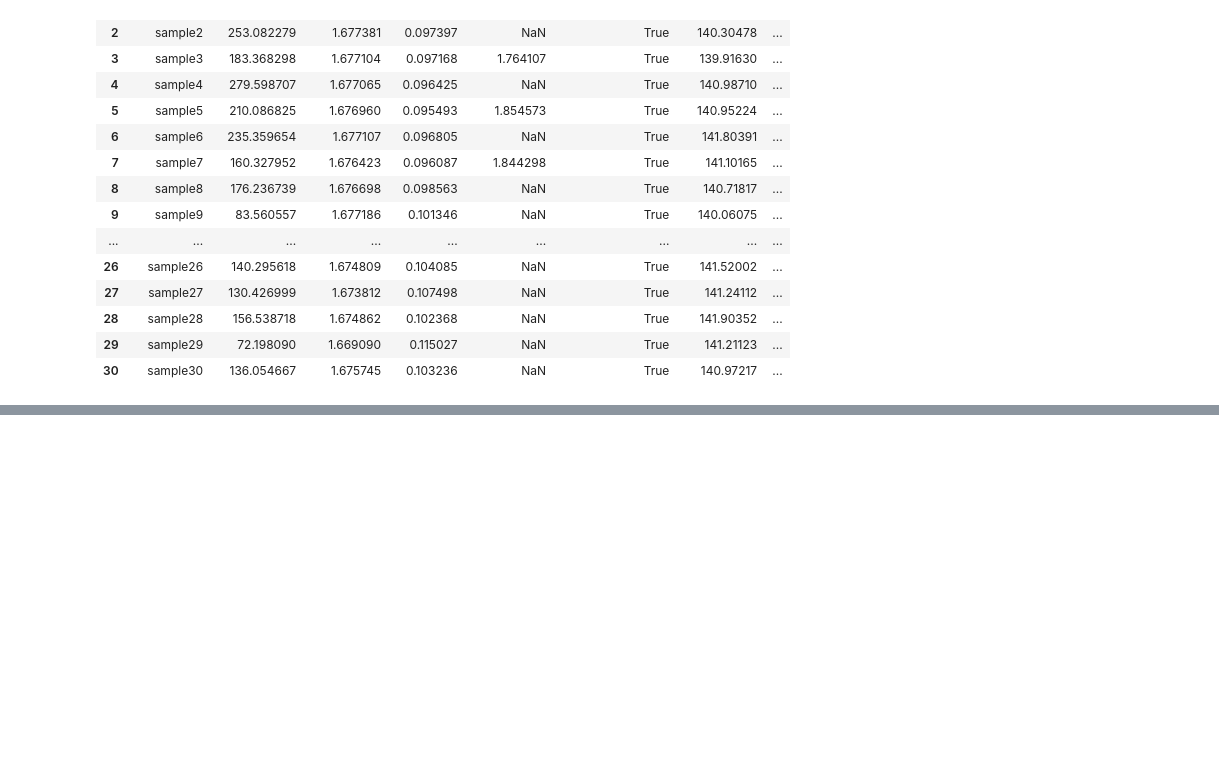
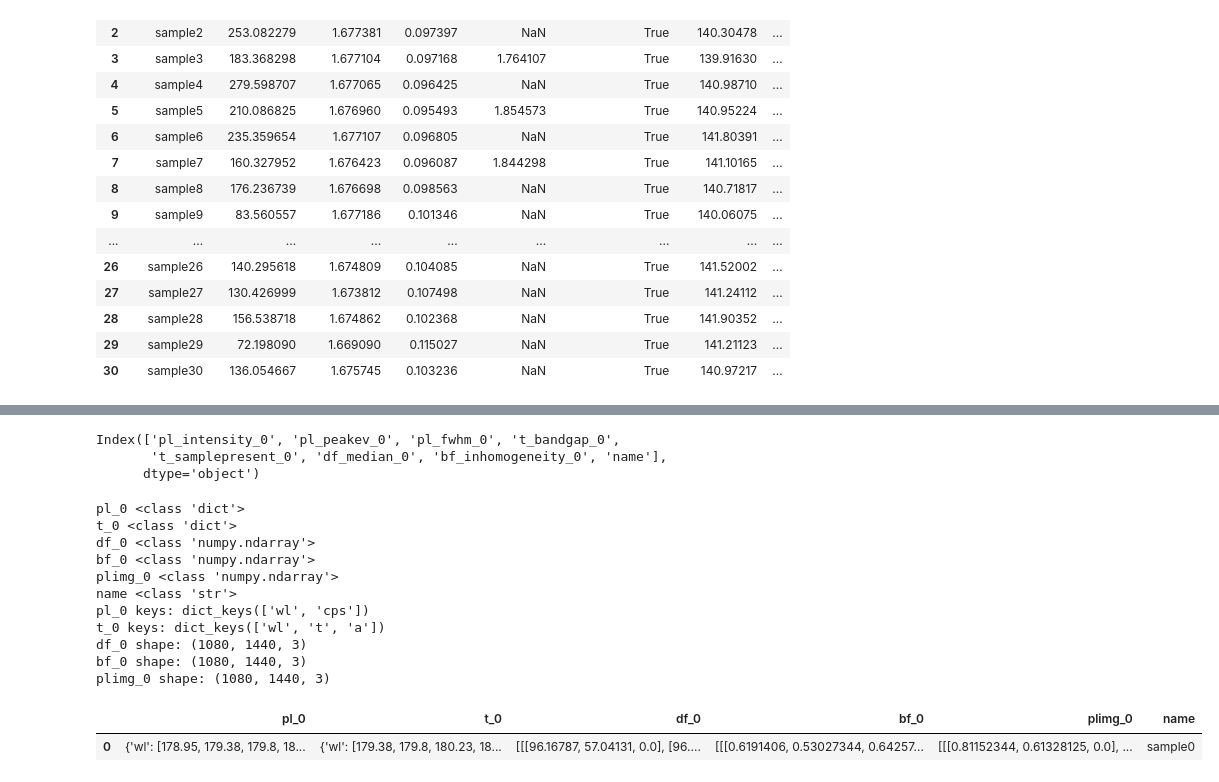
Before and after one commit to fenning-research-group/PASCAL_TrainView, a Jupyter notebook: analysis.ipynb, the cells around one changed output, grey strips where cells are left out. Saved outputs shown, nothing was run; the diff lists cells and outputs as text; code cells hidden in the pictures; blank space fills up the shorter version.

```diff
--- a/analysis.ipynb
+++ b/analysis.ipynb
@@ -48,0 +85,31 @@ Text(0.5, 0, 'Sample Number')
+# %%
+metricdf.columns
+# %% [output]
+Index(['pl_intensity_0', 'pl_peakev_0', 'pl_fwhm_0', 't_bandgap_0',
+       't_samplepresent_0', 'df_median_0', 'bf_inhomogeneity_0', 'name'],
+      dtype='object')
+# %%
+# determine what type of data
+for c in rawdf.columns:
+    print(c, type(rawdf[c][0]))
+print('pl_0 keys: ' + str(rawdf['pl_0'][0].keys()))
+print('t_0 keys: ' + str(rawdf['t_0'][0].keys()))
+print('df_0 shape: ' + str(rawdf['df_0'][0].shape))
+print('bf_0 shape: ' + str(rawdf['bf_0'][0].shape))
+print('plimg_0 shape: ' + str(rawdf['plimg_0'][0].shape))
+
+rawdf.head(1)
+# %% [output]
+pl_0 <class 'dict'>
+t_0 <class 'dict'>
+df_0 <class 'numpy.ndarray'>
+bf_0 <class 'numpy.ndarray'>
+plimg_0 <class 'numpy.ndarray'>
+name <class 'str'>
+pl_0 keys: dict_keys(['wl', 'cps'])
+t_0 keys: dict_keys(['wl', 't', 'a'])
+df_0 shape: (1080, 1440, 3)
+bf_0 shape: (1080, 1440, 3)
+plimg_0 shape: (1080, 1440, 3)
+|  | pl_0 | t_0 | df_0 | bf_0 | plimg_0 | name |
+| 0 | {'wl': [178.95, 179.38, 179.8, 18... | {'wl': [179.38, 179.8, 180.23, 18... | [[[96.16787, 57.04131, 0.0], [96.... | [[[0.6191406, 0.53027344, 0.64257... | [[[0.81152344, 0.61328125, 0.0], ... | sample0 |
```
Also changed, not shown: parts of 7 cells of this notebook.
